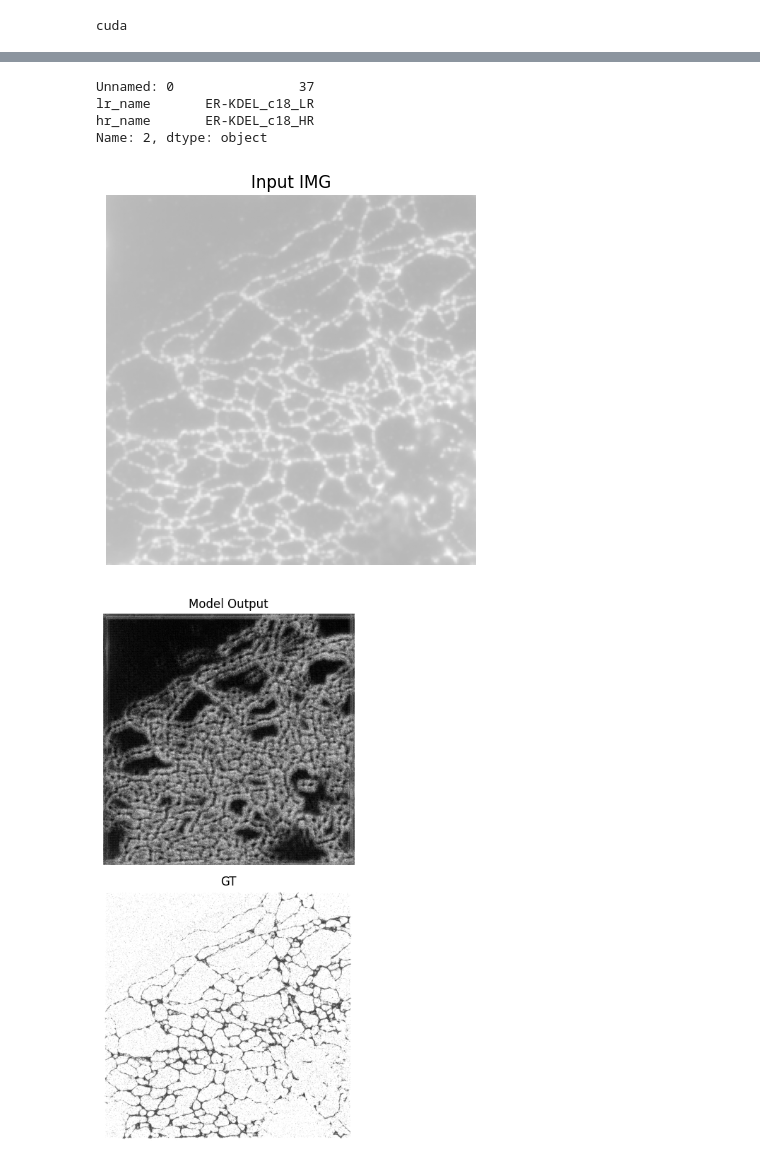
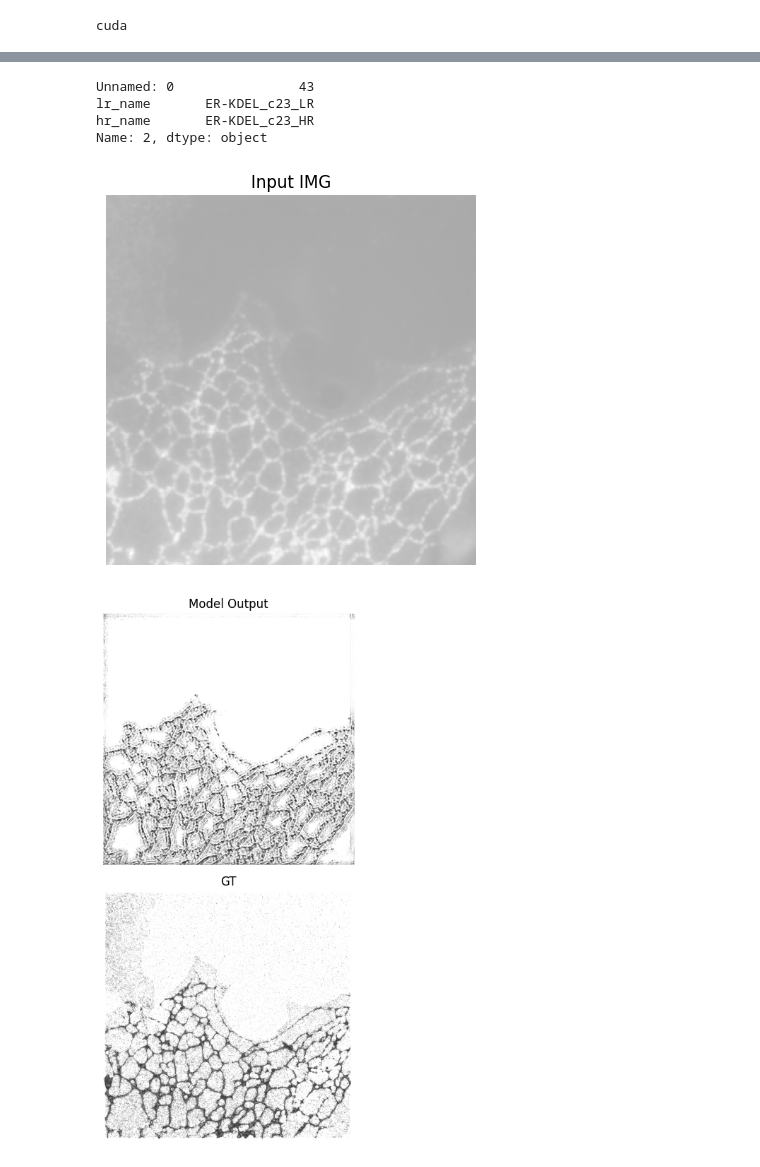
Before and after one commit to CGCCollin/Diffraction-Limited-SR, a Jupyter notebook: model.ipynb, the cells around one changed output, grey strips where cells are left out. Cells and saved outputs as stored; diff of their text form; code cells hidden in the pictures.

```diff
--- a/model.ipynb
+++ b/model.ipynb
@@ -20,13 +20,13 @@ HR_COL_NAME = "hr_name"
 DSET_DIR = "dset_out"
 LR_DIR = "lr_files"
 HR_DIR = "hr_files"
-if torch.cuda.is_available():
+can_cuda = torch.cuda.is_available()
+if can_cuda:
     device = "cuda"
 else:
     device = "cpu"
 print(device)
 
-torch.cuda.memory._record_memory_history()
 CMAP = 'gray'
 # %% [output]
 cuda
@@ -227,8 +229,6 @@ class LRImgHRImgDataset(Dataset):
         hr_path = os.path.join(self.hr_dir, f"{self.img_pairs.loc[idx,HR_COL_NAME]}.tif")
         hr_img = torch.from_numpy(tifffile.imread(hr_path)).float()
         hr_img = torch.unsqueeze(hr_img, 0)
-        lr_img = lr_img.to(device)
-        hr_img = hr_img.to(device)
         return (lr_img, hr_img)
 # %%
 BATCH = 1
@@ -410,36 +437,39 @@ AttributeError: 'Discrim' object has no attribute 'skip_con'
 # %%
 model = RRDB_Generator(1, 64, 32, True, 0.2, 1)
 model = model.to(device)
-model.load_state_dict(torch.load(r"./best_params/Model-2026-07-09-17-02.pth"))
+model.load_state_dict(torch.load(r"./best_params/" + "GModel-2026-07-15-16-42-l" + ".pth"))
 loss_fn = nn.MSELoss()
 #testing SR capabilities
 #take a test image, SR it, and compare to GT
 test_in, test_gt = test_set[2]
+test_in = test_in.to(device, non_blocking=True)
+test_gt = test_gt.to(device, non_blocking=True)
 print(test_set.img_pairs.loc[2,:])
 test_in = test_in.unsqueeze(0)
 out = model(test_in)
 ax = plt.axes()
 out = out.to('cpu')
 out = out.squeeze()
 out = out.detach().numpy()
 #comparisons (visual)
 test_in = test_in.to('cpu').squeeze()
 ax.imshow(test_in, norm=LogNorm(1, test_in.max()), cmap=CMAP)
 ax.set_title("Input IMG")
 ax.set_axis_off()
 gt = test_gt.to('cpu').squeeze()
+gt = gt.detach().numpy()
 fig, axes = plt.subplots(2,1, figsize=(5,8))
 axes[0].imshow(out, norm=LogNorm(1, out.max()), cmap=CMAP)
 axes[0].set_title("Model Output")
 axes[0].set_axis_off()
 axes[1].imshow(gt, norm=LogNorm(1, gt.max()), cmap=CMAP)
 axes[1].set_title("GT")
 axes[1].set_axis_off()
 plt.tight_layout()
 # %% [output]
-Unnamed: 0                37
-lr_name       ER-KDEL_c18_LR
-hr_name       ER-KDEL_c18_HR
+Unnamed: 0                43
+lr_name       ER-KDEL_c23_LR
+hr_name       ER-KDEL_c23_HR
 Name: 2, dtype: object
-[figure, old version]
+[figure, new version]
-[figure, old version]
+[figure, new version]
```
Also changed, not shown: parts of 3 cells of this notebook.
